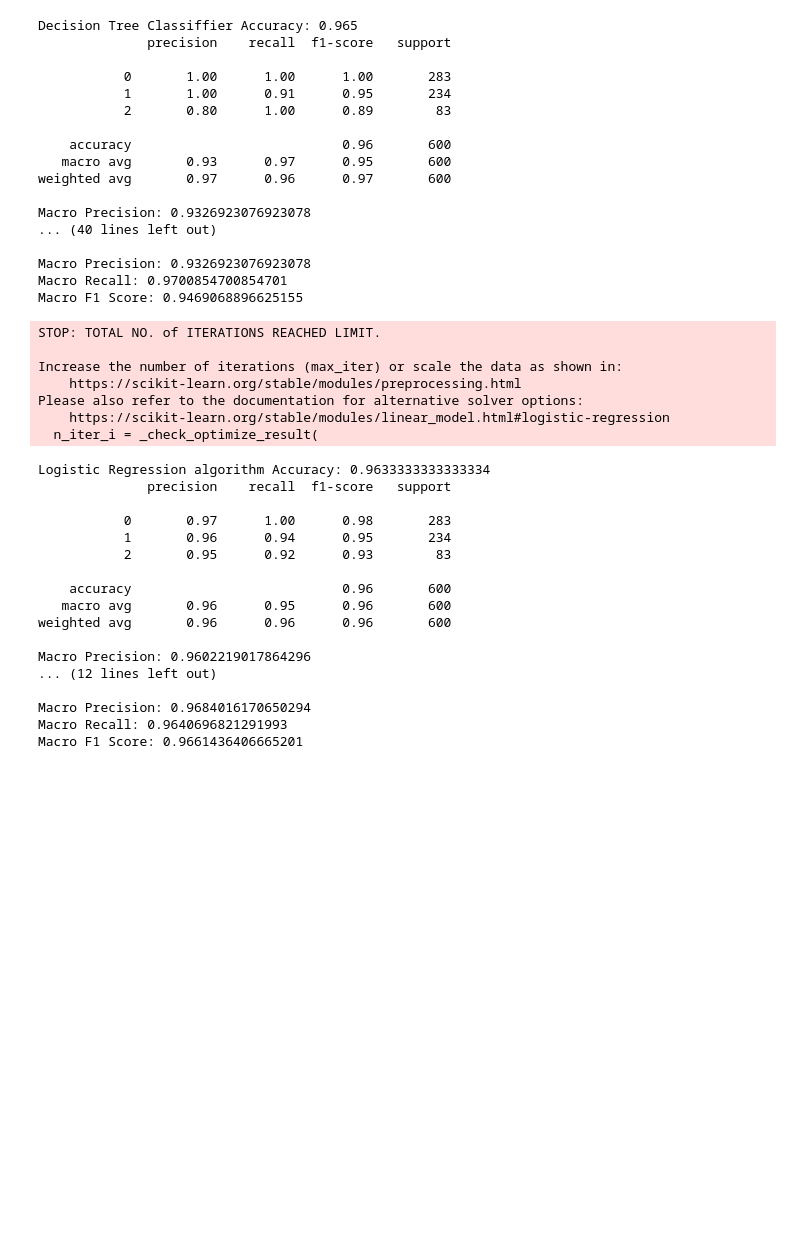
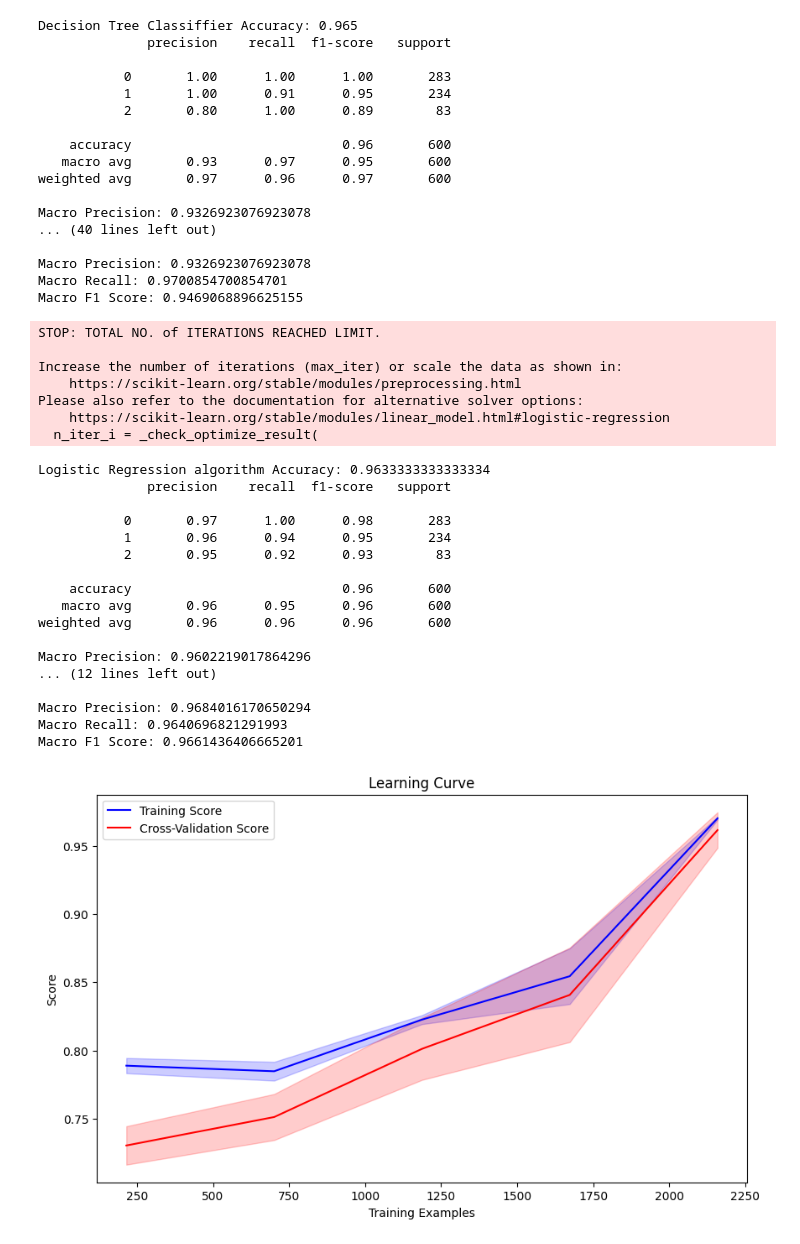
Before and after one commit to GutemaB2015/Gutema-thesis, a Jupyter notebook: Final.ipynb, the cells around one changed output. Saved outputs shown, nothing was run; the diff lists cells and outputs as text; code cells hidden in the pictures; blank space fills up the shorter version.

```diff
--- a/Final.ipynb
+++ b/Final.ipynb
@@ -18,6 +18,9 @@ from sklearn.model_selection import cross_val_score
 from sklearn.model_selection import KFold
 from sklearn.feature_selection import SelectKBest
 from sklearn.feature_selection import f_classif
+
+from sklearn.metrics import precision_recall_fscore_support
+from sklearn.model_selection import learning_curve
 from sklearn.model_selection import train_test_split
 from sklearn.metrics import confusion_matrix, classification_report
 from sklearn.neighbors import KNeighborsClassifier
@@ -198,6 +201,31 @@ precision, recall, f1_score, support = precision_recall_fscore_support(y_test, y
 print("Macro Precision:", precision)
 print("Macro Recall:", recall)
 print("Macro F1 Score:", f1_score)
+
+
+
+# Plot learning curve
+train_sizes, train_scores, test_scores = learning_curve(svmClassifier, X_train, y_train, cv=10)
+
+# Calculate mean and standard deviation for training and testing scores
+train_scores_mean = np.mean(train_scores, axis=1)
+train_scores_std = np.std(train_scores, axis=1)
+test_scores_mean = np.mean(test_scores, axis=1)
+test_scores_std = np.std(test_scores, axis=1)
+
+# Plot learning curve
+plt.figure(figsize=(10, 6))
+plt.plot(train_sizes, train_scores_mean, label='Training Score', color='blue')
+plt.plot(train_sizes, test_scores_mean, label='Cross-Validation Score', color='red')
+plt.fill_between(train_sizes, train_scores_mean - train_scores_std,
+                 train_scores_mean + train_scores_std, alpha=0.2, color='blue')
+plt.fill_between(train_sizes, test_scores_mean - test_scores_std,
+                 test_scores_mean + test_scores_std, alpha=0.2, color='red')
+plt.xlabel('Training Examples')
+plt.ylabel('Score')
+plt.title('Learning Curve')
+plt.legend()
+plt.show()
 # %% [output]
 Decision Tree Classiffier Accuracy: 0.965
               precision    recall  f1-score   support
@@ -213,30 +241,31 @@ weighted avg       0.97      0.96      0.97       600
 Macro Precision: 0.9326923076923078
 ... (40 lines left out)
 
 Macro Precision: 0.9326923076923078
 Macro Recall: 0.9700854700854701
 Macro F1 Score: 0.9469068896625155
 STOP: TOTAL NO. of ITERATIONS REACHED LIMIT.
 
 Increase the number of iterations (max_iter) or scale the data as shown in:
     https://scikit-learn.org/stable/modules/preprocessing.html
 Please also refer to the documentation for alternative solver options:
     https://scikit-learn.org/stable/modules/linear_model.html#logistic-regression
   n_iter_i = _check_optimize_result(
 Logistic Regression algorithm Accuracy: 0.9633333333333334
               precision    recall  f1-score   support
 
            0       0.97      1.00      0.98       283
            1       0.96      0.94      0.95       234
            2       0.95      0.92      0.93        83
 
     accuracy                           0.96       600
    macro avg       0.96      0.95      0.96       600
 weighted avg       0.96      0.96      0.96       600
 
 Macro Precision: 0.9602219017864296
 ... (12 lines left out)
 
 Macro Precision: 0.9684016170650294
 Macro Recall: 0.9640696821291993
 Macro F1 Score: 0.9661436406665201
+[figure, added]
```
